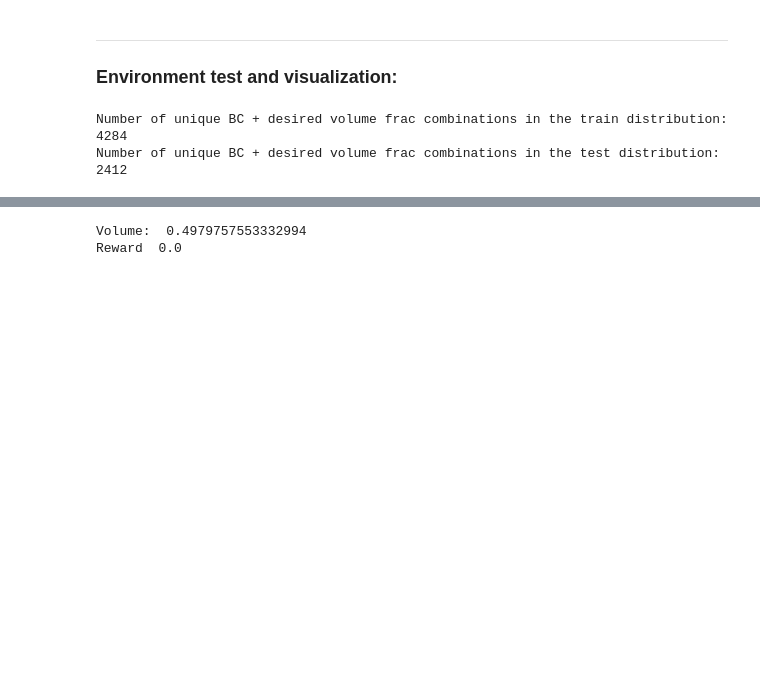
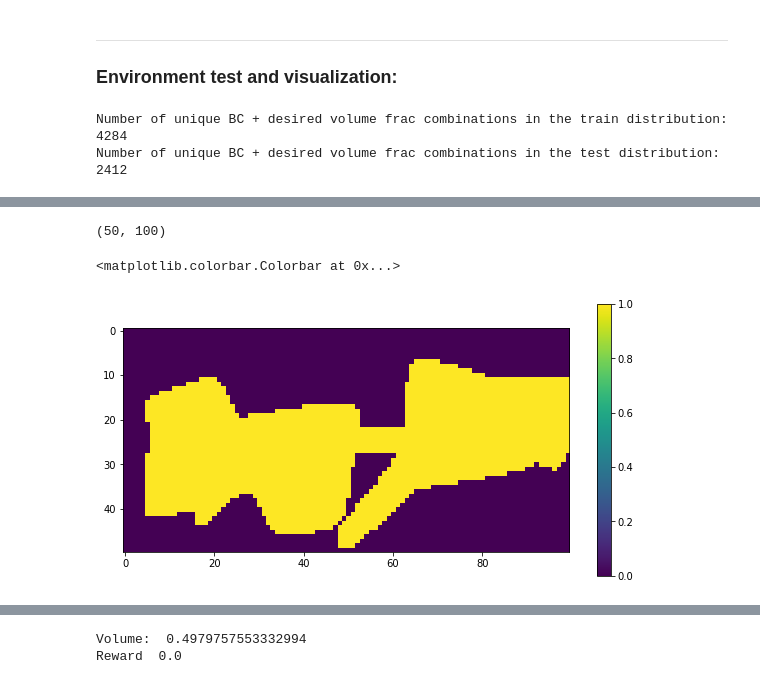
Before and after one commit to ThomasRochefortB/sogym, a Jupyter notebook: tutorial.ipynb, the cells around one changed output, grey strips where cells are left out. Saved outputs shown, nothing was run; the diff lists cells and outputs as text; code cells hidden in the pictures; blank space fills up the shorter version.

```diff
--- a/tutorial.ipynb
+++ b/tutorial.ipynb
@@ -87,0 +98,30 @@ surf = ax.plot_surface(train_env.x, train_env.y, train_env.H.reshape((train_env.
+# %%
+import cv2
+
+# Load grayscale image
+img = (train_env.den.reshape((train_env.nely,train_env.nelx),order='F'))
+
+
+# Threshold the image to create a binary image with dark pixels as 1s and light pixels as 0s
+thresh = cv2.threshold(img,0.1, 255, cv2.THRESH_BINARY)[1]
+thresh = np.array(thresh,dtype=np.uint8)
+
+# Apply a connected component analysis to find the connected components in the image
+output = cv2.connectedComponentsWithStats(thresh, connectivity=8)
+# %%
+# The first cell is the number of labels
+num_labels = output[0]
+# The second cell is the label matrix
+labels = output[1]
+# The third cell is the stat matrix
+stats = output[2]
+# The fourth cell is the centroid matrix
+centroids = output[3]
+
+print(labels.shape)
+plt.imshow(labels)
+plt.colorbar()
+# %% [output]
+(50, 100)
+<matplotlib.colorbar.Colorbar at 0x...>
+[figure, added]
```
Also changed, not shown: parts of 16 cells of this notebook.
